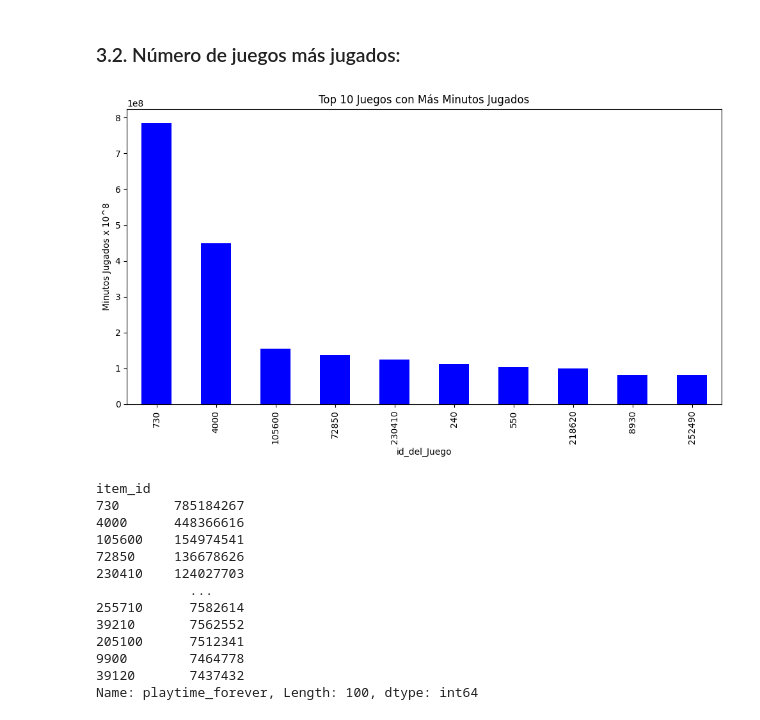
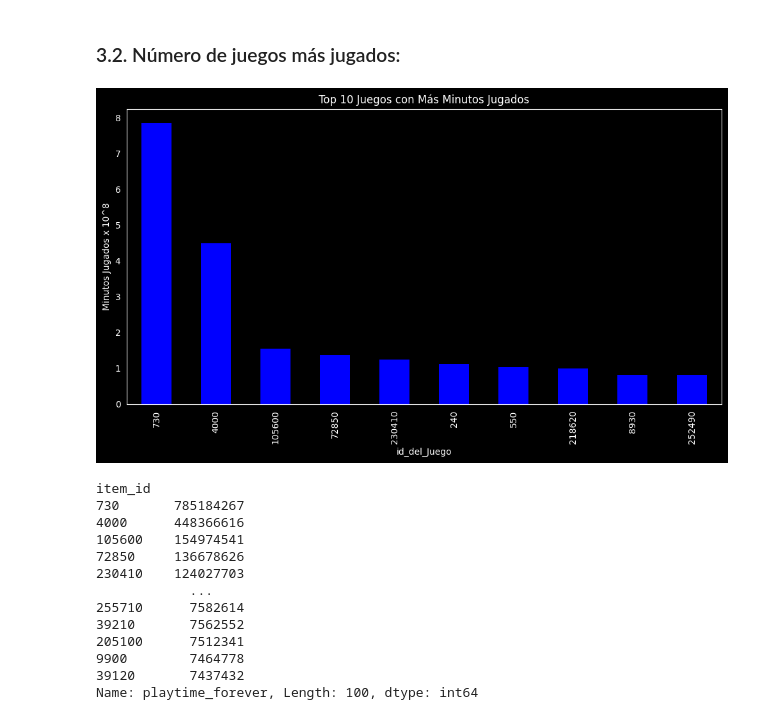
Before and after one commit to LDavidRojasD/MLOps_SteamGames_Proy1, a Jupyter notebook: 3. EDA_Datos_Limpios.ipynb, the cells around one changed output. Drawn from its saved outputs; the diff is of its cells as text; code cells hidden in the pictures.

```diff
--- a/3. EDA_Datos_Limpios.ipynb
+++ b/3. EDA_Datos_Limpios.ipynb
@@ -342,17 +389,30 @@ UItems.head(2)
 # %%
 # Agrupar por nombre del juego y sumar los minutos jugados
 top_juegos = UItems.groupby('item_id')['playtime_forever'].sum().sort_values(ascending=False).head(10)
 
 # Crear el gráfico de barras
-plt.figure(figsize=(12, 6))
+plt.figure(figsize=(12, 6),facecolor='black')
+
+# Configurar el fondo negro
+plt.gca().set_facecolor('black')
+
+# Configurar el color de las líneas de los ejes
+plt.gca().spines['bottom'].set_color('white')
+plt.gca().spines['top'].set_color('white')
+plt.gca().spines['right'].set_color('white')
+plt.gca().spines['left'].set_color('white')
+
+# Configurar el color de las etiquetas y ticks del eje y
+plt.yticks(color='white')
+
 top_juegos.plot(kind='bar', color='blue')
-plt.xlabel('id_del_Juego')
-plt.ylabel('Minutos Jugados x 10^8')
-plt.title('Top 10 Juegos con Más Minutos Jugados')
-plt.xticks(rotation='vertical')  # Rotar las etiquetas del eje x en forma vertical
+plt.xlabel('id_del_Juego',color='white')
+plt.ylabel('Minutos Jugados x 10^8',color='white')
+plt.title('Top 10 Juegos con Más Minutos Jugados',color='white')
+plt.xticks(rotation='vertical',color='white')  # Rotar las etiquetas del eje x en forma vertical
 plt.show()
 # %% [output]
-[figure, old version]
+[figure, new version]
 # %%
 UItems.groupby('item_id')['playtime_forever'].sum().sort_values(ascending=False).head(100)
 # %% [output]
```
Also changed, not shown: parts of 5 cells of this notebook, 3 other files.
